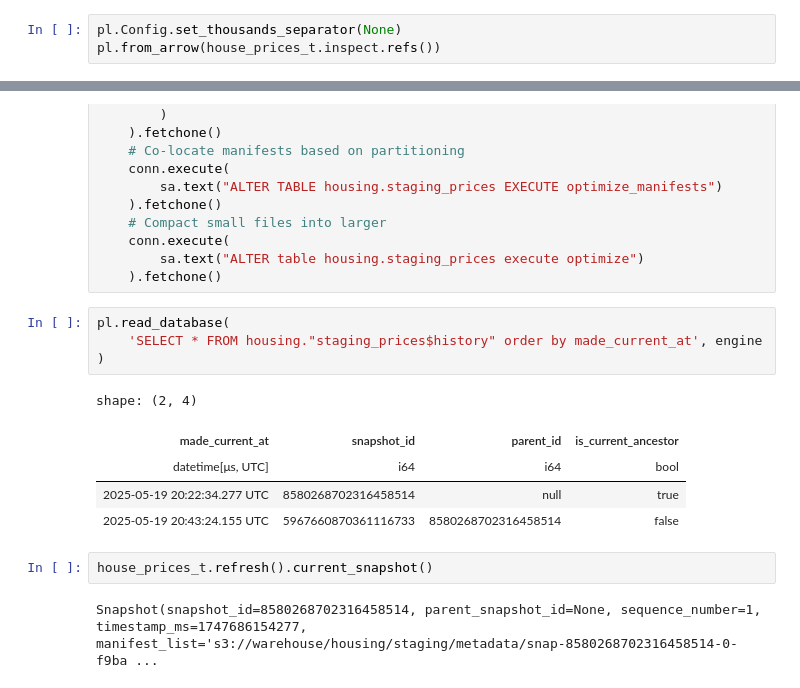
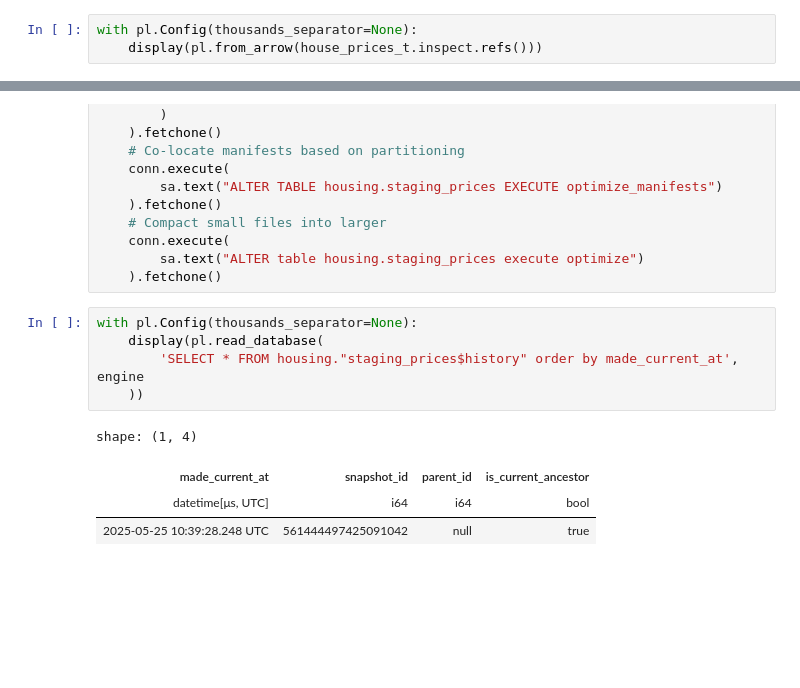
Before and after one commit to henryharbeck/pydata-london-2025-hands-on-apache-iceberg, a Jupyter notebook: notebooks/04-Time Travel.ipynb, the cells around one changed output, grey strips where cells are left out. Cells and saved outputs as stored; diff of their text form; blank space fills up the shorter version.

```diff
--- a/notebooks/04-Time Travel.ipynb
+++ b/notebooks/04-Time Travel.ipynb
@@ -104,7 +105,7 @@ house_prices_t.manage_snapshots().create_tag(
 ).commit()
 # %%
-pl.Config.set_thousands_separator(None)
-pl.from_arrow(house_prices_t.inspect.refs())
+with pl.Config(thousands_separator=None):
+    display(pl.from_arrow(house_prices_t.inspect.refs()))
 # %% [output]
 shape: (2, 6)
 | name | type | snapshot_id | max_reference_age_in_ms | min_snapshots_to_keep | max_snapshot_age_in_ms |
@@ -232,16 +214,12 @@ with engine.connect() as conn:
         sa.text("ALTER table housing.staging_prices execute optimize")
     ).fetchone()
 # %%
-pl.read_database(
-    'SELECT * FROM housing."staging_prices$history" order by made_current_at', engine
-)
+with pl.Config(thousands_separator=None):
+    display(pl.read_database(
+        'SELECT * FROM housing."staging_prices$history" order by made_current_at', engine
+    ))
 # %% [output]
-shape: (2, 4)
+shape: (1, 4)
 | made_current_at | snapshot_id | parent_id | is_current_ancestor |
 | datetime[μs, UTC] | i64 | i64 | bool |
-| 2025-05-19 20:22:34.277 UTC | 8580268702316458514 | null | true |
-| 2025-05-19 20:43:24.155 UTC | 5967660870361116733 | 8580268702316458514 | false |
+| 2025-05-25 10:39:28.248 UTC | 561444497425091042 | null | true |
-# %%
-house_prices_t.refresh().current_snapshot()
-# %% [output]
-Snapshot(snapshot_id=8580268702316458514, parent_snapshot_id=None, sequence_number=1, timestamp_ms=1747686154277, manifest_list='s3://warehouse/housing/staging/metadata/snap-8580268702316458514-0-f9ba ...
```
Also changed, not shown: parts of 19 cells of this notebook, 5 other files.
